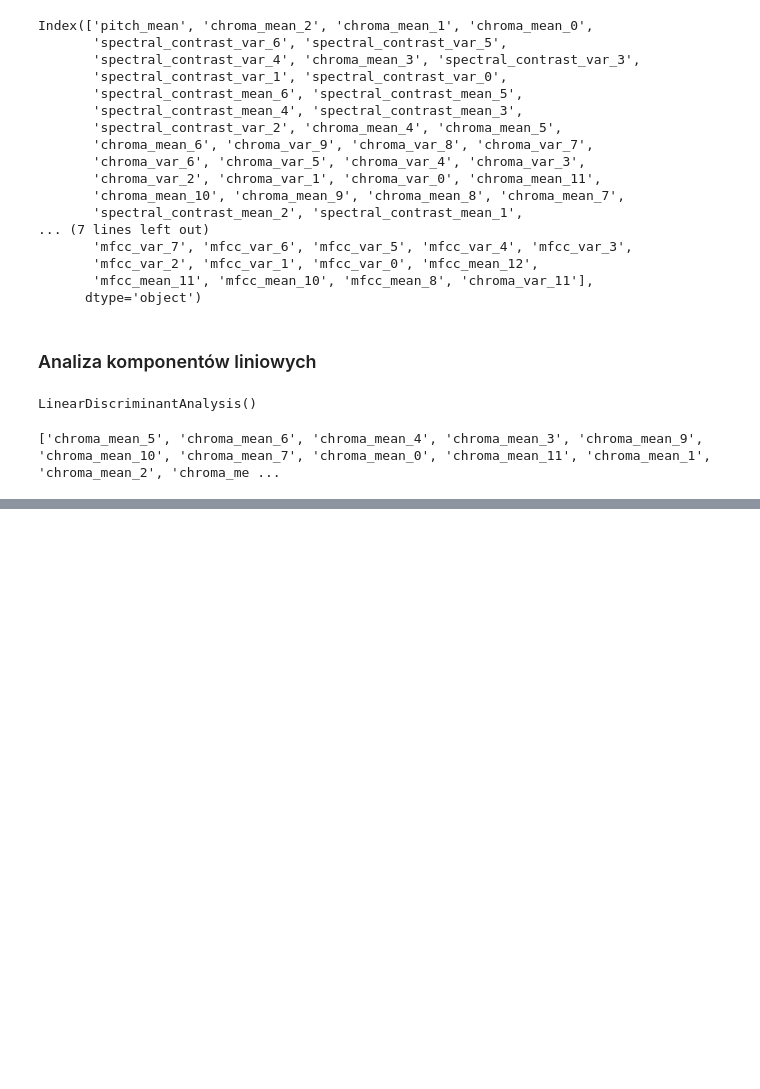
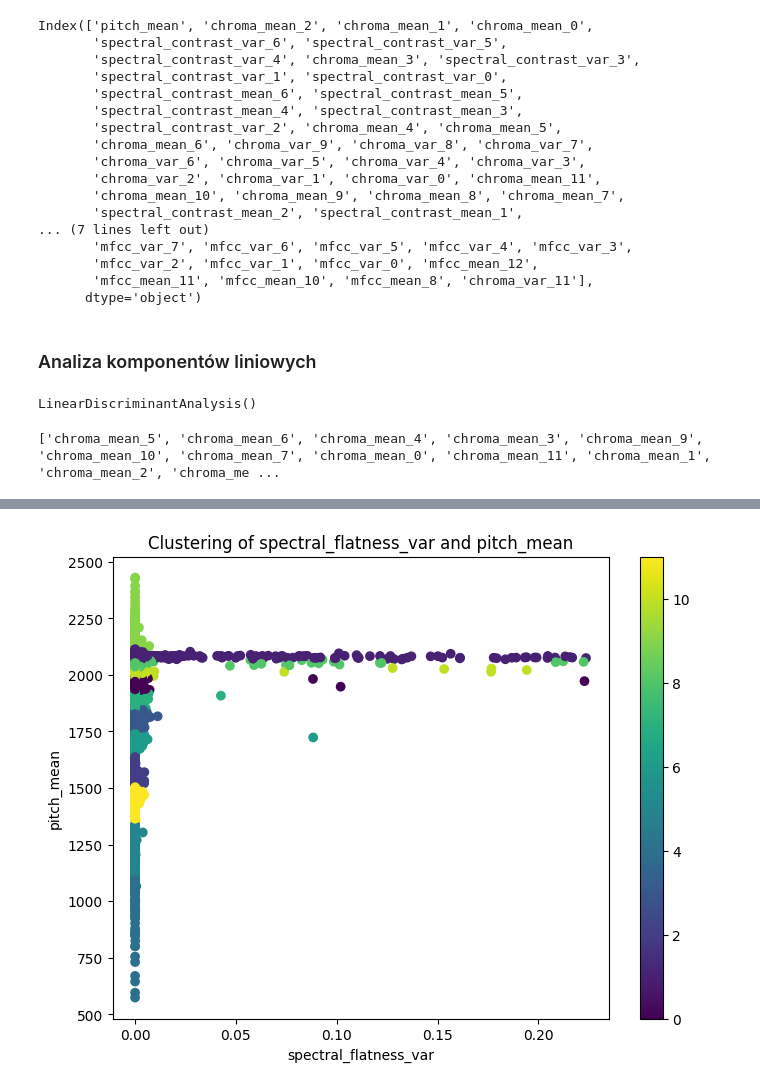
Before and after one commit to zbytek-team/speech-analysis, a Jupyter notebook: notebooks/clusterization/clusterization.ipynb, the cells around one changed output, grey strips where cells are left out. Drawn from its saved outputs; the diff is of its cells as text; code cells hidden in the pictures; blank space fills up the shorter version.

```diff
--- a/notebooks/clusterization/clusterization.ipynb
+++ b/notebooks/clusterization/clusterization.ipynb
@@ -277,0 +499,22 @@ print(ranked_features)
+# %%
+features_to_cluster = ['spectral_flatness_var', 'pitch_mean']
+
+if all(feature in df.columns for feature in features_to_cluster):
+    X = df[features_to_cluster].values
+
+    kmeans = KMeans(n_clusters=12, random_state=42, n_init=100)
+    labels = kmeans.fit_predict(X)
+
+    # Plot the clusters
+    plt.figure(figsize=(8, 6))
+    plt.scatter(X[:, 0], X[:, 1], c=labels, cmap='viridis')
+    plt.title('Clustering of spectral_flatness_var and pitch_mean')
+    plt.xlabel('spectral_flatness_var')
+    plt.ylabel('pitch_mean')
+    plt.colorbar()
+    plt.savefig('../../data/plots/spectral_flatness_var_pitch_mean_clustering.png')
+    plt.show()
+else:
+    print('One or both features not found in the dataset')
+# %% [output]
+[figure, added]
```
Also changed, not shown: parts of 26 cells of this notebook, 1 other file.
